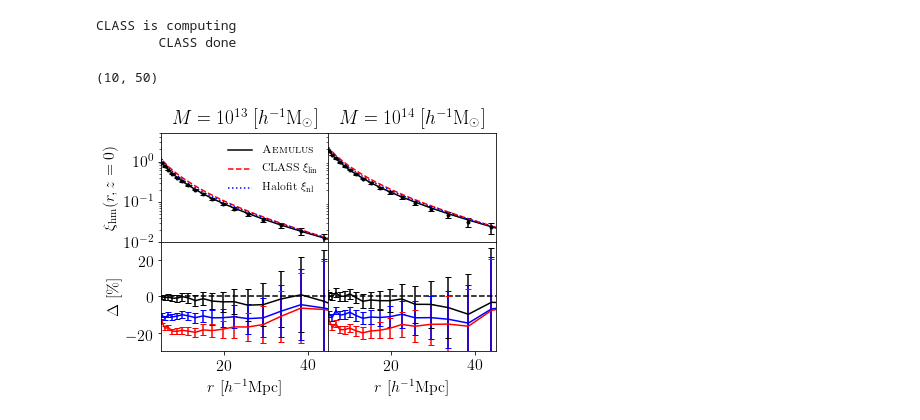
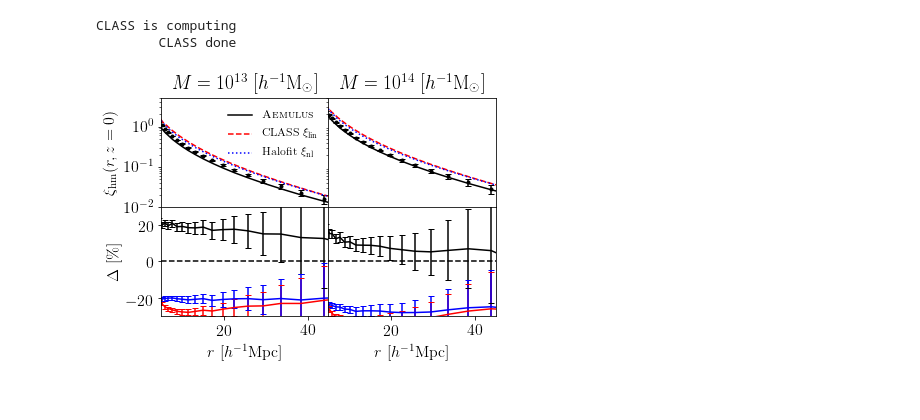
Before and after one commit to AemulusProject/bias_emulator, a Jupyter notebook: notebooks/Figure_for_paper.ipynb, the cells around one changed output. Saved outputs shown, nothing was run; the diff lists cells and outputs as text; code cells hidden in the pictures.

Commit message:
Working on making a new figure.

```diff
--- a/notebooks/Figure_for_paper.ipynb
+++ b/notebooks/Figure_for_paper.ipynb
@@ -16,13 +17,13 @@ plt.rc("font", size=16, family="serif")
 plt.rc("errorbar", capsize=3)
 plt.rc("text", usetex=True)
 # %%
-cosmo_index = 0
+cosmo_index = 3
 #Note: we remove sigma8 from the list of parameters
 cosmology = AD.building_box_cosmologies()[cosmo_index][:-1]
 cosmo_dict = {"omega_b":cosmology[0], "omega_cdm":cosmology[1], "w0":cosmology[2],
              "n_s":cosmology[3], "ln10As":cosmology[4],"H0":cosmology[5],"N_eff":cosmology[6]}
 print("Cosmology for testing simulation 3 loaded")
-Extras = ae.Extras(cosmo_index) #, testing=True)
+Extras = ae.Extras(cosmo_index, testing=True)
 # %% [output]
 Cosmology for testing simulation 3 loaded
 # %%
@@ -31,17 +32,34 @@ ximm_emu = ximm_emulator.ximm_emulator(cosmology)
 ximm_all = ximm_emu.predict(cosmology)
 bias_emu = bias_emulator.bias_emulator()
 bias_emu.set_cosmology(cosmo_dict)
+hmf_emu = hmf_emulator.hmf_emulator()
+hmf_emu.set_cosmology(cosmo_dict)
 # %% [output]
 CLASS is computing
         CLASS done
 # %%
 #Load in data
+zi = 9
+redshift = 0
+
 datapath = "./data_for_plots/"
-_, _, _, Masses = np.loadtxt(datapath+"Box000_Z9_halo_means_hmcf.txt", unpack=True)
+_, Mlos, Mhis, Masses = np.loadtxt(datapath+"TestBox003-000_Z%d_halo_means_hmcf.txt"%zi, unpack=True)
+#Fix this part - the input file has an inf for the last entry
+Mhis[-1] = 10**16.5
-# %%
-ximm_all.shape
-# %% [output]
-(10, 50)
+# %%
+#Write a function to get the correct bin-averaged bias
+Marr = np.logspace(np.log10(Mlos[0]), np.log10(Mhis[-1]), 1000)
+lnMarr = np.log(Marr)
+bias_at_Marr = bias_emu.bias(Marr, redshift)
+dndM_at_Marr = hmf_emu.dndM(Marr, redshift)
+
+def bias_bin_ave(Mlo, Mhi):
+    lnMlo = np.log(Mlo)
+    lnMhi = np.log(Mhi)
+
+    bhmf_spl = IUS(lnMarr, bias_at_Marr*dndM_at_Marr*Marr)
+    hmf_spl = IUS(lnMarr, dndM_at_Marr*Marr)
+    return bhmf_spl.integral(lnMlo, lnMhi) / hmf_spl.integral(lnMlo, lnMhi)
 # %%
 #Plot some predictions
 fig, ax = plt.subplots(ncols=2, nrows=2)#, sharex=True)
@@ -70,43 +88,43 @@ ax[1,1].set_yticks([])
 ax[1,0].axhline(0, c='k', ls='--')
 ax[1,1].axhline(0, c='k', ls='--')
 
-zi = 9
-redshift = 0
 for count, mi in enumerate([3, 15]):
     #ax[0,count].set_title(r"$\log_{10}M = %.0f\ [h^{-1}{\rm M}_\odot]$"%(np.log10(Masses[mi])))
     ax[0,count].set_title(r"$M = 10^{%.0f}\ [h^{-1}{\rm M}_\odot]$"%(np.log10(Masses[mi])))
 
-    r, xi = np.loadtxt(datapath+"Box000_Z9_DS50_M%d_hmcf.txt"%mi).T
-    cov = np.loadtxt(datapath+"Box000_Z9_DS50_M%d_hmcf_cov.txt"%mi)
+    r = np.load(datapath+"r.npy")
+    xi = np.load(datapath+"TestBox003_combined_Z9_DS50_M%d_hmcf.npy"%mi)
+    cov = np.load(datapath+"TestBox003_combined_Z9_DS50_M%d_hmcf_cov.npy"%mi)
     errorbar = np.sqrt(cov.diagonal())
     ax[0, count].errorbar(r, xi, errorbar, c='k', ls='', marker='.')
 
     ximm = ximm_all[zi]
-    bias = bias_emu.bias(Masses[mi], redshift)
+    #bias = bias_emu.bias(Masses[mi], redshift)
+    bias = bias_bin_ave(Mlos[mi], Mhis[mi])
     ax[0, count].plot(r, ximm*bias, c='k', label=r"{\sc Aemulus}")
     pd = (xi-ximm*bias)/(ximm*bias)*100
     pde = errorbar/(ximm*bias)*100
     ax[1, count].errorbar(r, pd, pde, c='k')
 
     ximm = Extras.xi_lin[zi]
     ax[0, count].plot(Extras.r, ximm*bias, c='r', ls="--", label=r"CLASS $\xi_{\rm lin}$")
     spl = IUS(Extras.r, ximm*bias)
     pd = (xi-spl(r))/spl(r)*100
     pde = errorbar/spl(r)*100
     ax[1, count].errorbar(r, pd, pde, c='r')
 
     ximm = Extras.xi_nl[zi]
     ax[0, count].plot(Extras.r, ximm*bias, c='b', ls=":", label=r"Halofit $\xi_{\rm nl}$")
     spl = IUS(Extras.r, ximm*bias)
     pd = (xi-spl(r))/spl(r)*100
     pde = errorbar/spl(r)*100
     ax[1, count].errorbar(r, pd, pde, c='b')
 
 ax[0,0].legend(frameon=False, fontsize=12)
 ax[0,0].set_ylabel(r"$\xi_{\rm hm}(r,z=%.0f)$"%redshift)
 ax[1,0].set_ylabel(r"$\Delta\ [\%]$")
 ax[1,0].set_xlabel(r"$r\ [h^{-1}{\rm Mpc}]$")
 ax[1,1].set_xlabel(r"$r\ [h^{-1}{\rm Mpc}]$")
-fig.savefig("xihm_model_comparison.pdf", dpi=300, bbox_inches="tight")
+#fig.savefig("xihm_model_comparison.pdf", dpi=300, bbox_inches="tight")
 # %% [output]
-[figure, old version]
+[figure, new version]
```
Also changed, not shown: parts of 1 cell of this notebook, 9 other files.
